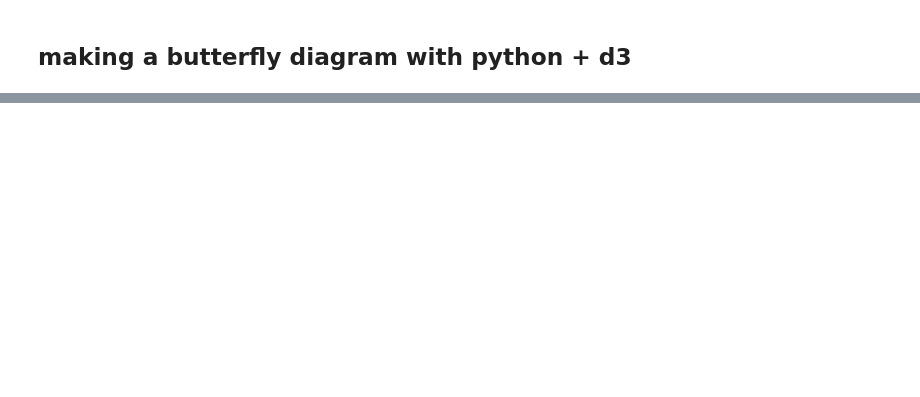
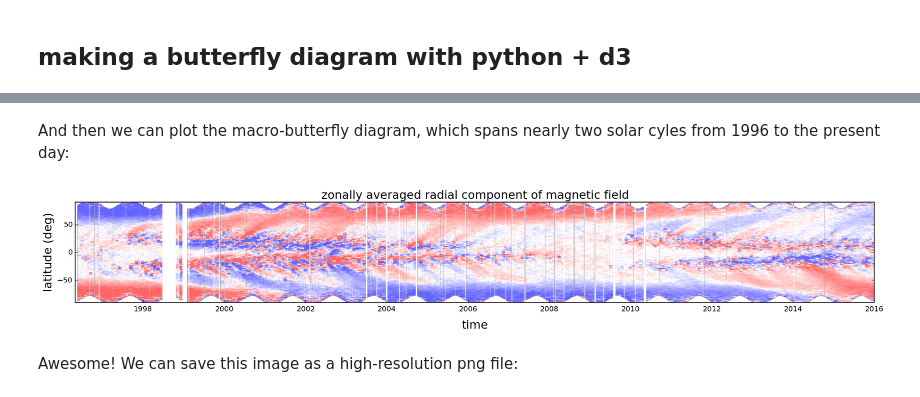
Before and after one commit to mbobra/plotting-polar-field, a Jupyter notebook: butterfly.ipynb, the cells around one changed output, grey strips where cells are left out. Drawn from its saved outputs; the diff is of its cells as text; code cells hidden in the pictures; blank space fills up the shorter version.

```diff
--- a/butterfly.ipynb
+++ b/butterfly.ipynb
@@ -141,0 +239,2 @@ mpld3.save_html(fig,'butterfly.html')
+# %%
+hmidata_stronger = 1.2*hmidata
@@ -141,0 +259,10 @@ mpld3.save_html(fig,'butterfly.html')
+# %%
+totaldates = np.arange(mdidates[0],hmidates[-1])
+# %% [markdown]
+And then we can plot the macro-butterfly diagram, which spans nearly two solar cyles from 1996 to the present day:
+# %%
+fig = plot_butterfly(totaldata, totaldates, totalsteps)
+# %% [output]
+[figure, added]
+# %% [markdown]
+Awesome! We can save this image as a high-resolution png file:
```
Also changed, not shown: parts of 39 cells of this notebook.
